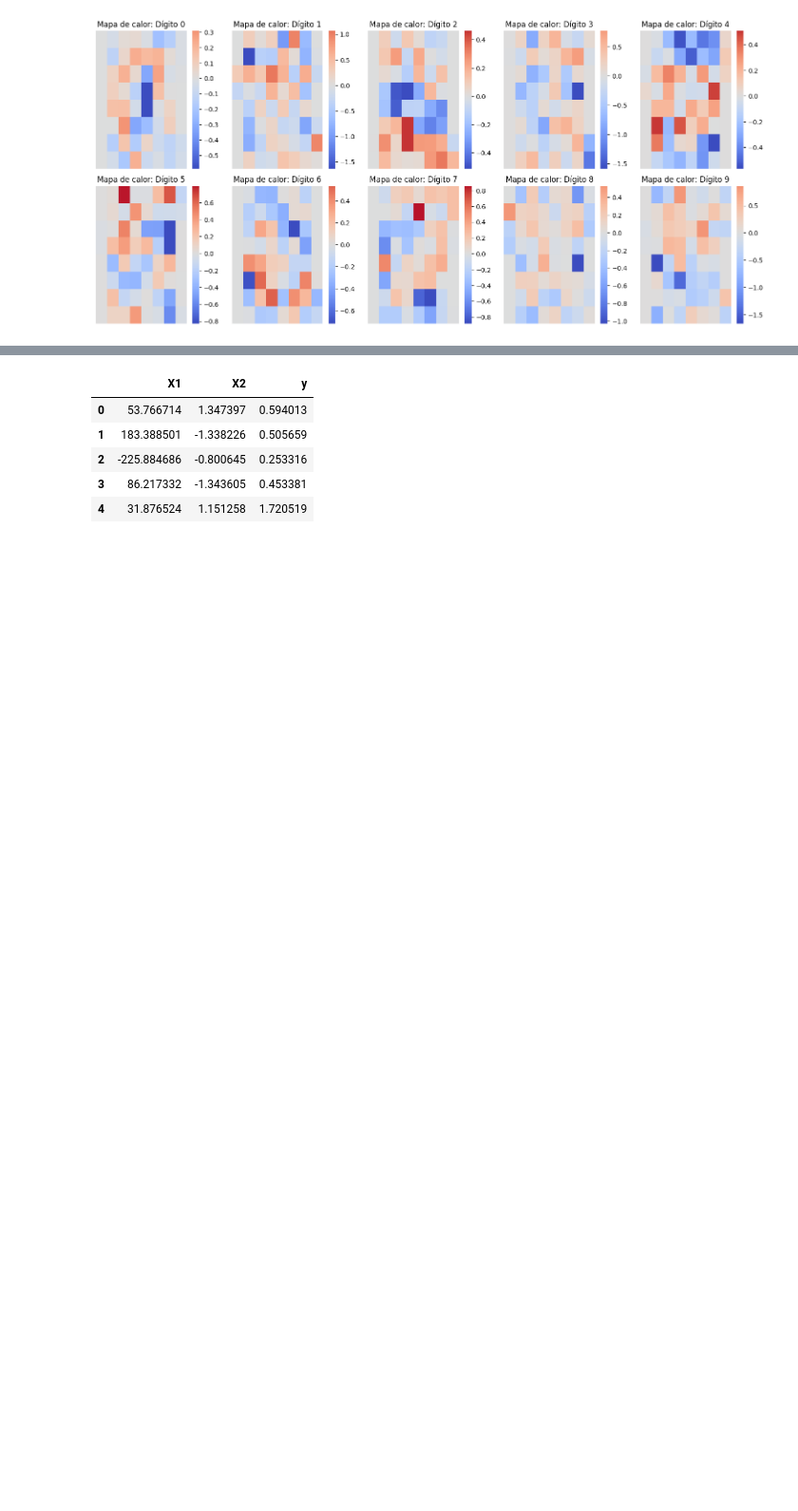
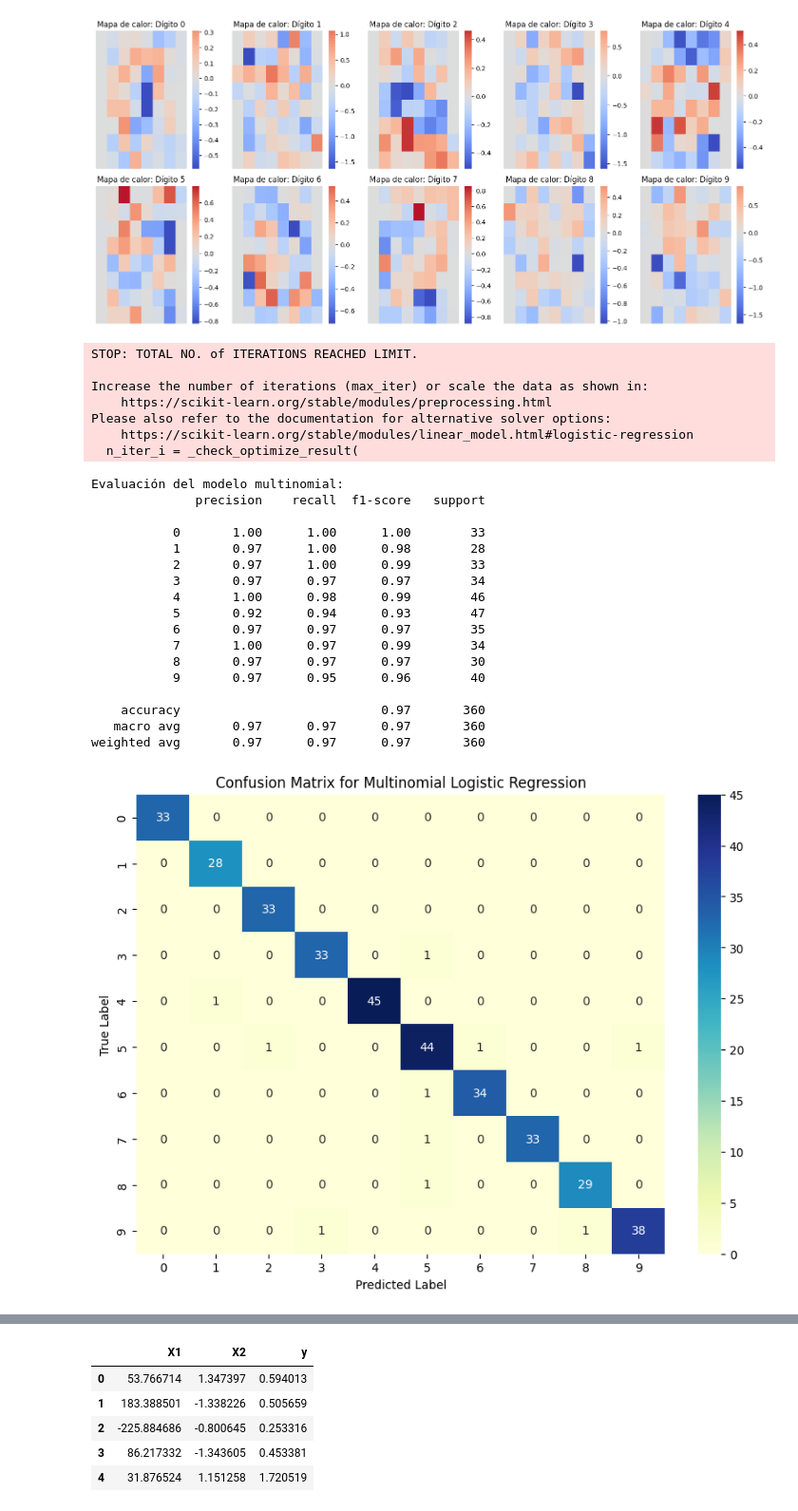
Before and after one commit to jclavijomartinez/IA2430, a Jupyter notebook: Proyecto1/JUAN-CLAVIJO-Proyecto1.ipynb, the cells around one changed output, grey strips where cells are left out. Shown at 95% size. Drawn from its saved outputs; the diff is of its cells as text; code cells hidden in the pictures; blank space fills up the shorter version.

```diff
--- a/Proyecto1/JUAN-CLAVIJO-Proyecto1.ipynb
+++ b/Proyecto1/JUAN-CLAVIJO-Proyecto1.ipynb
@@ -238,3 +241,67 @@ plt.tight_layout()
 plt.show()
 # %% [output]
 [figure]
+# %%
+# Parte 1.4 Impementacion de clasificador multinomial
+
+# Dividir los datos en conjunto de entrenamiento y prueba
+X_train, X_test, y_train, y_test = train_test_split(
+    digits.data, digits.target, test_size=0.2, random_state=42
+)
+
+# Crear y entrenar el modelo de regresión logística con opción multinomial
+model_multinomial = LogisticRegression(
+    max_iter=1000, solver="lbfgs", multi_class="multinomial"
+)
+model_multinomial.fit(X_train, y_train)
+
+# Realizar predicciones en el conjunto de prueba
+y_pred_multinomial = model_multinomial.predict(X_test)
+
+# Evaluar el rendimiento del clasificador multinomial
+print("Evaluación del modelo multinomial:")
+print(classification_report(y_test, y_pred_multinomial))
+
+# Crear la matriz de confusión
+conf_matrix = confusion_matrix(y_test, y_pred_multinomial)
+
+# Visualizar la matriz de confusión como un mapa de calor
+plt.figure(figsize=(10, 7))
+sns.heatmap(
+    conf_matrix,
+    annot=True,
+    fmt="d",
+    cmap="YlGnBu",
+    xticklabels=digits.target_names,
+    yticklabels=digits.target_names,
+)
+plt.xlabel("Predicted Label")
+plt.ylabel("True Label")
+plt.title("Confusion Matrix for Multinomial Logistic Regression")
+plt.show()
+# %% [output]
+STOP: TOTAL NO. of ITERATIONS REACHED LIMIT.
+
+Increase the number of iterations (max_iter) or scale the data as shown in:
+    https://scikit-learn.org/stable/modules/preprocessing.html
+Please also refer to the documentation for alternative solver options:
+    https://scikit-learn.org/stable/modules/linear_model.html#logistic-regression
+  n_iter_i = _check_optimize_result(
+Evaluación del modelo multinomial:
+              precision    recall  f1-score   support
+
+           0       1.00      1.00      1.00        33
+           1       0.97      1.00      0.98        28
+           2       0.97      1.00      0.99        33
+           3       0.97      0.97      0.97        34
+           4       1.00      0.98      0.99        46
+           5       0.92      0.94      0.93        47
+           6       0.97      0.97      0.97        35
+           7       1.00      0.97      0.99        34
+           8       0.97      0.97      0.97        30
+           9       0.97      0.95      0.96        40
+
+    accuracy                           0.97       360
+   macro avg       0.97      0.97      0.97       360
+weighted avg       0.97      0.97      0.97       360
+[figure, added]
```
Also changed, not shown: parts of 10 cells of this notebook.
